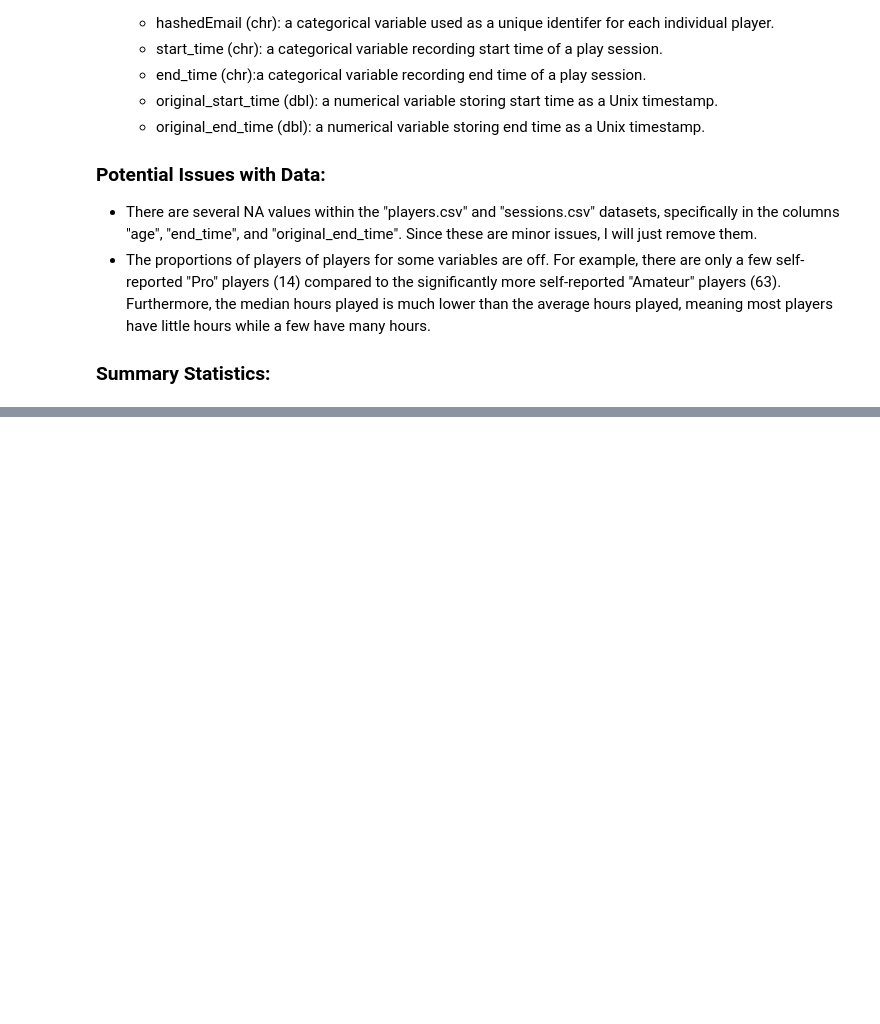
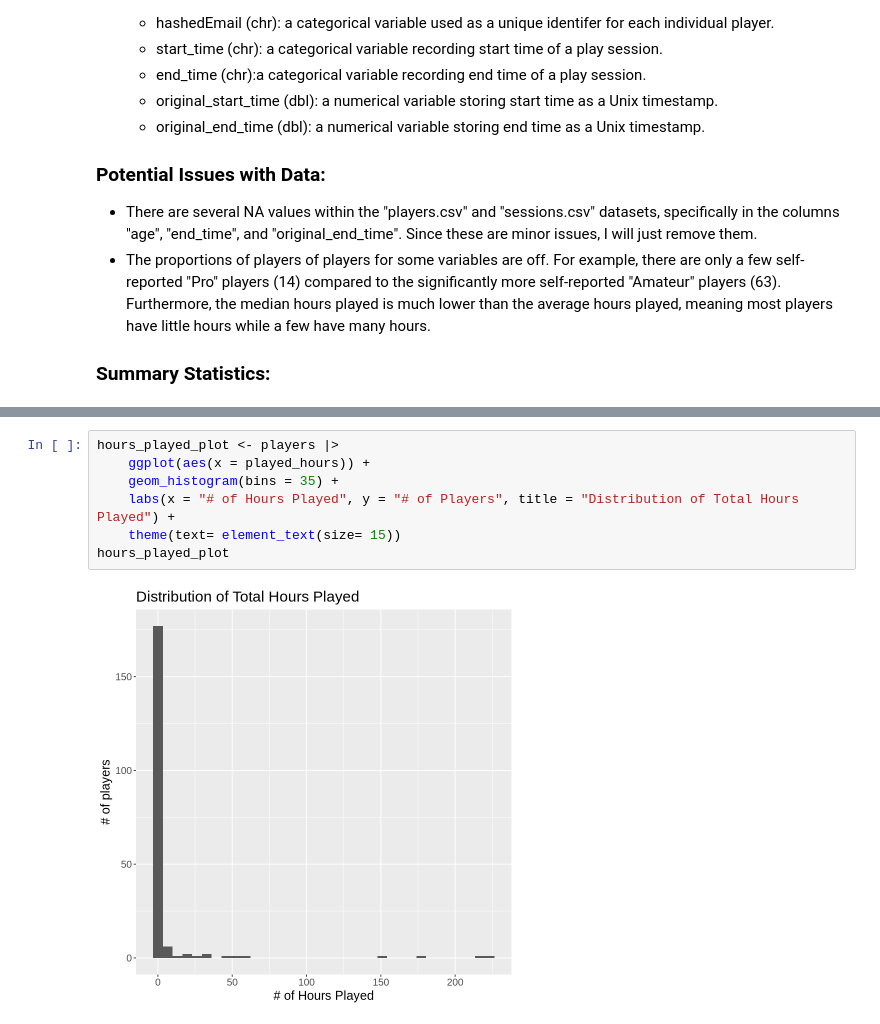
Before and after one commit to sstephaniewu/video_game_project, a Jupyter notebook: Individual_Project_Report.ipynb, the cells around one changed output, grey strips where cells are left out. Cells and saved outputs as stored; diff of their text form; blank space fills up the shorter version.

```diff
--- a/Individual_Project_Report.ipynb
+++ b/Individual_Project_Report.ipynb
@@ -92,0 +113,9 @@ This project addresses the broad question of "what player characteristics and be
+# %%
+hours_played_plot <- players |>
+    ggplot(aes(x = played_hours)) +
+    geom_histogram(bins = 35) +
+    labs(x = "# of Hours Played", y = "# of Players", title = "Distribution of Total Hours Played") +
+    theme(text= element_text(size= 15))
+hours_played_plot
+# %% [output]
+[figure, added]
```
Also changed, not shown: parts of 6 cells of this notebook.
